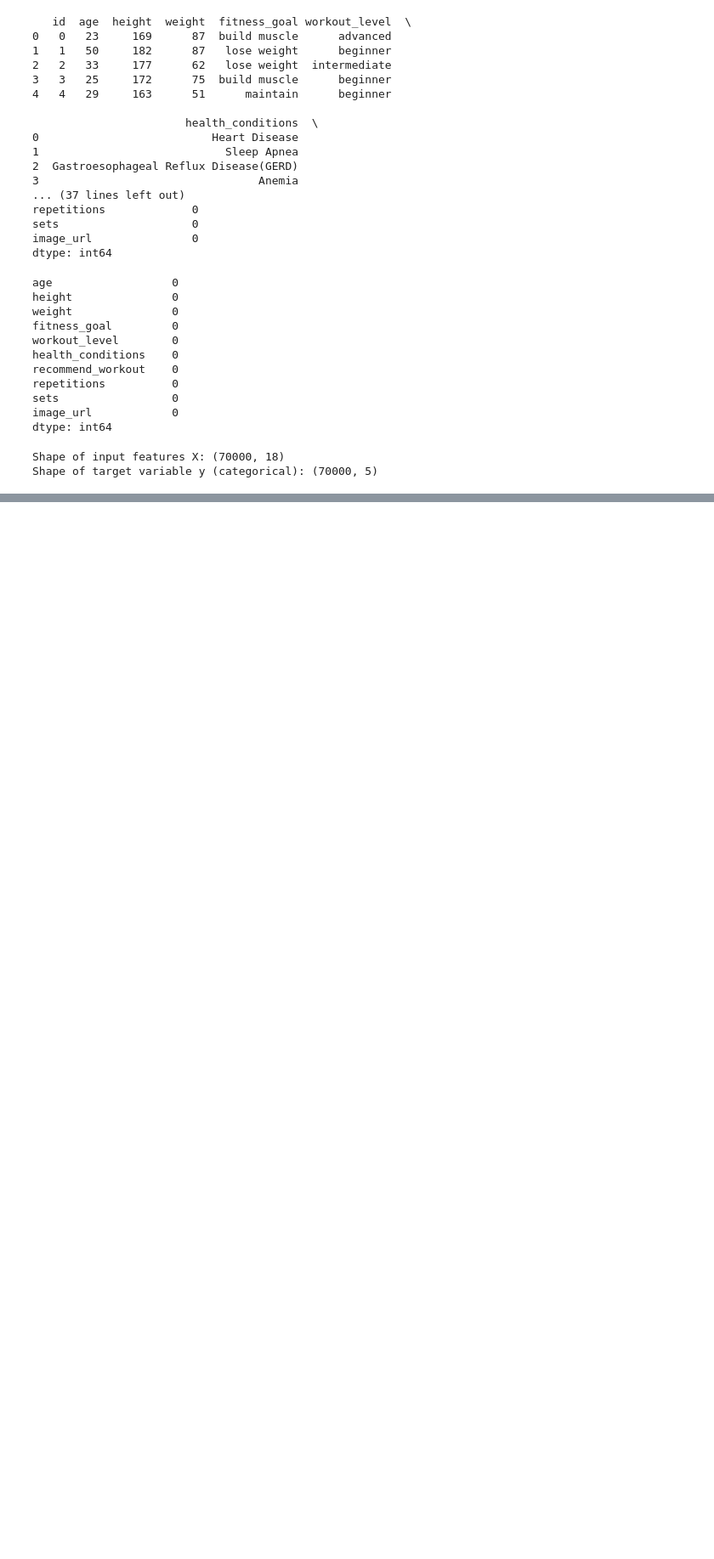
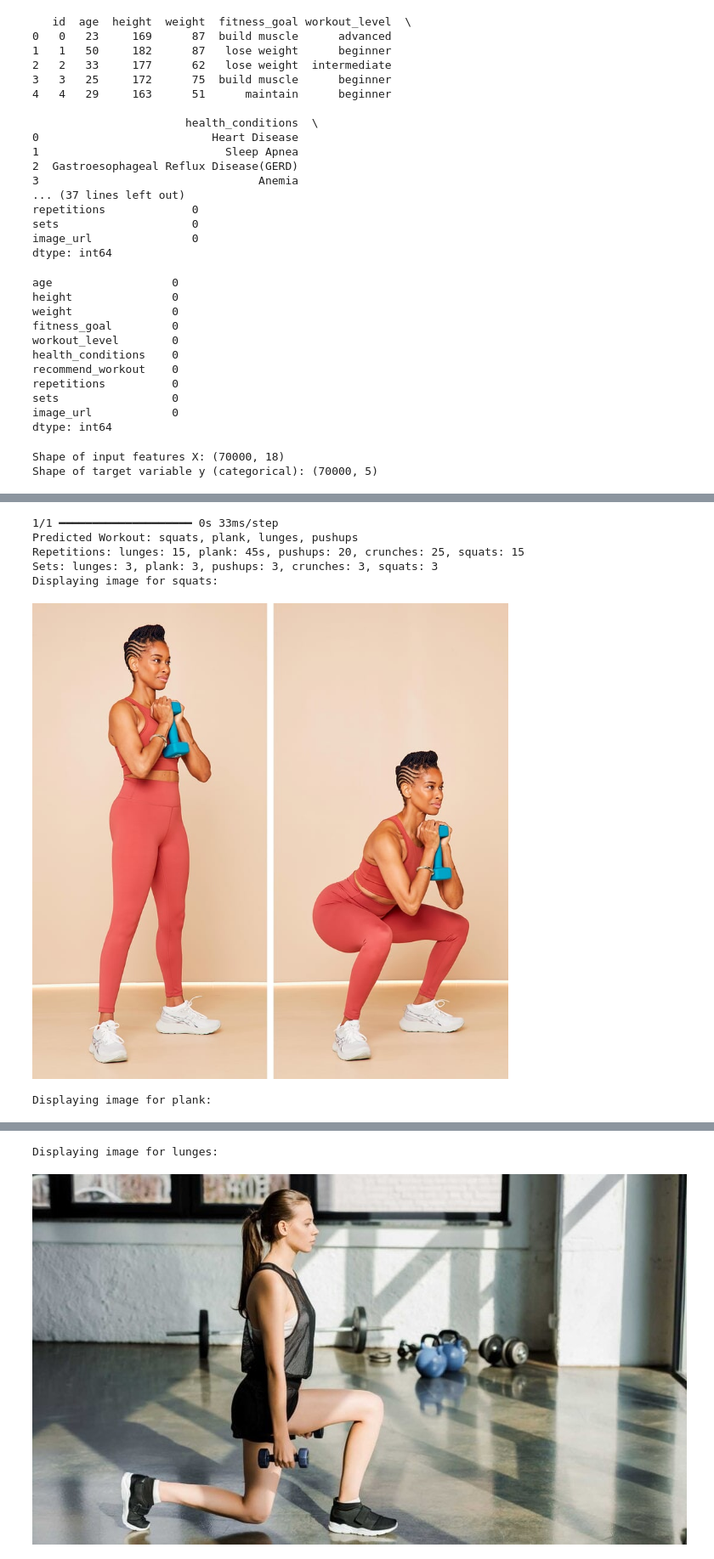
Before and after one commit to riyasawant193/AIFT, a Jupyter notebook: recommendation-systems/Final_Workout.ipynb, the cells around one changed output, grey strips where cells are left out. Shown at 85% size. Drawn from its saved outputs; the diff is of its cells as text; code cells hidden in the pictures; blank space fills up the shorter version.

```diff
--- a/recommendation-systems/Final_Workout.ipynb
+++ b/recommendation-systems/Final_Workout.ipynb
@@ -90,7 +90,7 @@ dtype: int64
 
 
 # Load the modified dataset (the one you created with repetitions, sets, and image URLs)
-df = pd.read_csv('modified_dataset_with_levels.csv')
+df = pd.read_csv('workout_dataset.csv')
 
 # Define features and target variable
 # We only consider numeric and categorical variables as input features, excluding repetition counts, sets, and images
@@ -265,0 +162,70 @@ Predicted workout for the single sample: squats, plank, lunges, pushups
+# %%
+import numpy as np
+import requests
+from PIL import Image
+from io import BytesIO
+from IPython.display import display
+
+# Define a dictionary that maps each exercise to its respective image URL
+exercise_image_mapping = {
+    'lunges': 'https://images.healthshots.com/healthshots/en/uploads/2024/05/02174153/Lunges-770x436.jpg',
+    'plank': 'https://thumbs.dreamstime.com/b/fitness-training-athletic-sporty-man-doing-plank-exercise-gym-yoga-class-exercising-workout-70718580.jpg',
+    'pushups': 'https://lasvegastoppicks.com/wp-content/uploads/2023/07/Pushups-on-Las-Vegas-Top-Picks.jpg',
+    'crunches': 'https://fitnessdrum.com/wp-content/uploads/2021/09/oblique-crunches-min.png',
+    'squats': 'https://media1.popsugar-assets.com/files/thumbor/uymLdLwcsZuQzm4oFGNFY2QLl5g=/fit-in/792x792/filters:format_auto():upscale()/2023/12/21/819/n/1922729/tmp_UyrHy8_feb4a42e2a9b21aa_PS23_Fitness_Workout_13_Move_06_Goblet_Squat.jpg'
+}
+
+# Function to display the image from the URL
+def display_image_from_url(image_url):
+    try:
+        response = requests.get(image_url)
+        img = Image.open(BytesIO(response.content))
+        display(img)
+    except Exception as e:
+        print(f"Error loading image: {e}")
+
+# Function to display workout details including names, repetitions, sets, and images
+def display_workout_details_single(row, workout_name):
+    print(f"Predicted Workout: {workout_name}")
+    print(f"Repetitions: {row['repetitions']}")
+    print(f"Sets: {row['sets']}")
+
+    # Split the workout name into individual exercises (assuming comma-separated)
+    workout_list = workout_name.split(', ')
+
+    # Display the image for each exercise in the predicted workout
+    for exercise in workout_list:
+        if exercise in exercise_image_mapping:
+            print(f"Displaying image for {exercise}:")
+            display_image_from_url(exercise_image_mapping[exercise])
+        else:
+            print(f"No image available for {exercise}")
+
+# Get a single sample from the test set (e.g., 4th test sample)
+single_sample_index = 2
+single_sample = X_test[single_sample_index].reshape(1, -1)
+
+# Make a prediction for the single sample
+single_prediction = model.predict(single_sample)
+
+# Get the predicted class index (argmax to get the most likely class)
+predicted_class = np.argmax(single_prediction, axis=1)
+
+# Convert the predicted class back to the workout name using the label encoder
+predicted_workout = label_encoder.inverse_transform(predicted_class)[0]
+
+# Get the corresponding row from the original dataset for this test sample
+df_single_test = df.iloc[X_test.shape[0]:].iloc[single_sample_index]  # Match the test indices to your original dataframe
+# Display the workout details for the single sample
+display_workout_details_single(df_single_test, predicted_workout)
+
+# Output the predicted workout
+print(f"Predicted workout for the single sample: {predicted_workout}")
+# %% [output]
+1/1 ━━━━━━━━━━━━━━━━━━━━ 0s 33ms/step
+Predicted Workout: squats, plank, lunges, pushups
+Repetitions: lunges: 15, plank: 45s, pushups: 20, crunches: 25, squats: 15
+Sets: lunges: 3, plank: 3, pushups: 3, crunches: 3, squats: 3
+Displaying image for squats:
+[figure, added]
+Displaying image for plank:
@@ -265,0 +233,2 @@ Predicted workout for the single sample: squats, plank, lunges, pushups
+Displaying image for lunges:
+[figure, added]
```
Also changed, not shown: parts of 5 cells of this notebook.
